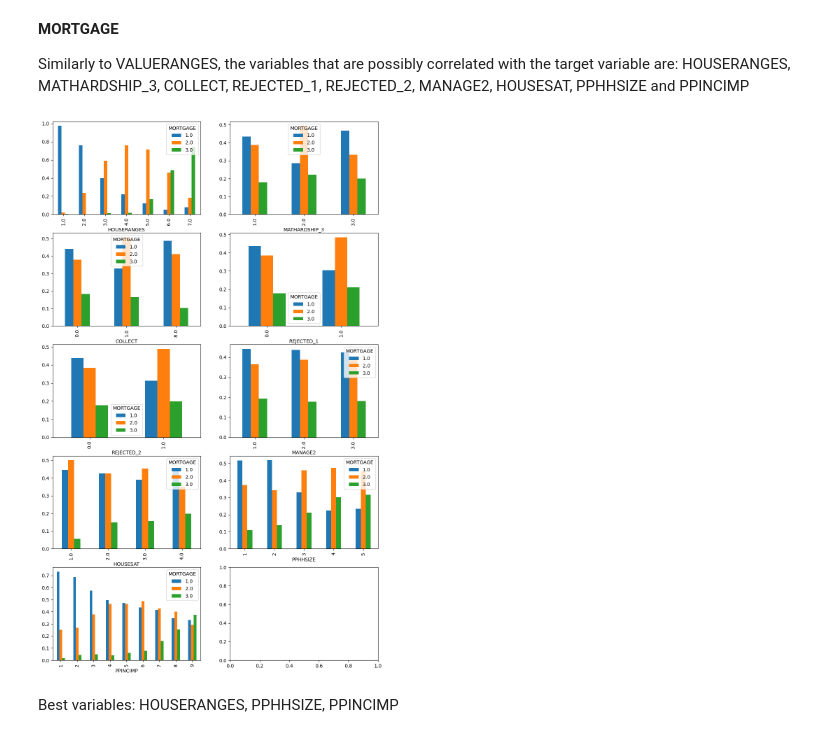
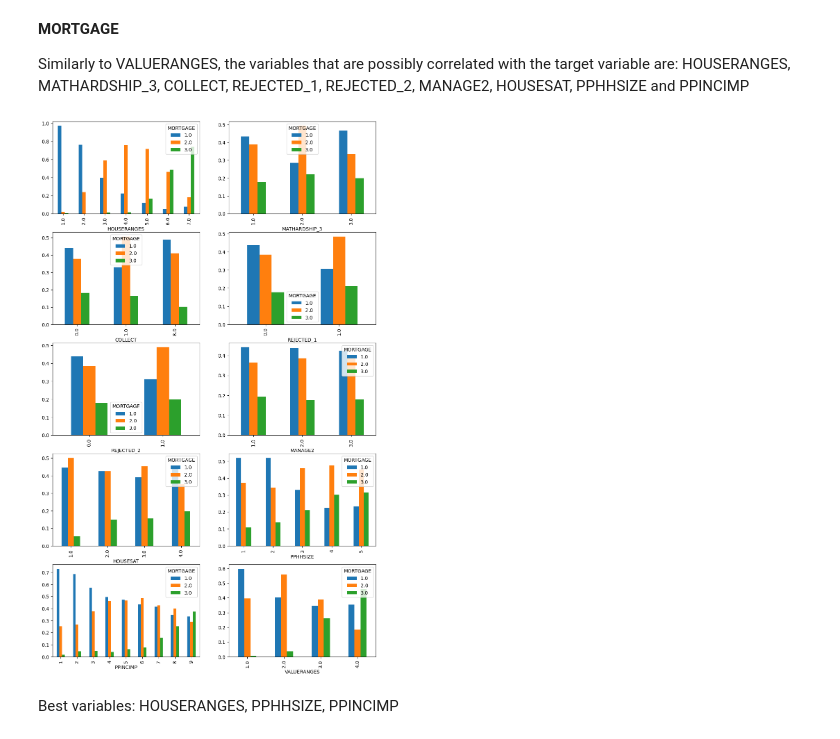
Before and after one commit to inesmcm26/ims_grant, a Jupyter notebook: data_exploration.ipynb, the cells around one changed output. Cells and saved outputs as stored; diff of their text form; code cells hidden in the pictures.

```diff
--- a/data_exploration.ipynb
+++ b/data_exploration.ipynb
@@ -464,7 +464,7 @@ valid_data = data[data['VALUERANGES'] != -2]
 
 fig, axs = plt.subplots(5, 2, figsize=(12, 20))
 
-feats = ['HOUSERANGES', 'MATHARDSHIP_3', 'COLLECT', 'REJECTED_1', 'REJECTED_2', 'MANAGE2', 'HOUSESAT', 'PPHHSIZE', 'PPINCIMP']
-for i in range(1, 10):
+feats = ['HOUSERANGES', 'MATHARDSHIP_3', 'COLLECT', 'REJECTED_1', 'MORTGAGE', 'REJECTED_2', 'MANAGE2', 'HOUSESAT', 'PPHHSIZE', 'PPINCIMP']
+for i in range(1, 11):
     valid_data.groupby(feats[i - 1])['VALUERANGES'].value_counts(normalize = True).unstack().plot.bar(ax = axs[(i - 1 )// 2, (i-1) % 2])
 # %% [output]
@@ -483,13 +483,13 @@ Similarly to VALUERANGES, the variables that are possibly correlated with the ta
 # %%
 valid_data = data[data['MORTGAGE'] != -2]
 
 fig, axs = plt.subplots(5, 2, figsize=(12, 20))
 
-feats = ['HOUSERANGES', 'MATHARDSHIP_3', 'COLLECT', 'REJECTED_1', 'REJECTED_2', 'MANAGE2', 'HOUSESAT', 'PPHHSIZE', 'PPINCIMP']
-for i in range(1, 10):
+feats = ['HOUSERANGES', 'MATHARDSHIP_3', 'COLLECT', 'REJECTED_1', 'REJECTED_2', 'MANAGE2', 'HOUSESAT', 'PPHHSIZE', 'PPINCIMP', 'VALUERANGES']
+for i in range(1, 11):
     valid_data.groupby(feats[i - 1])['MORTGAGE'].value_counts(normalize = True).unstack().plot.bar(ax = axs[(i - 1 )// 2, (i-1) % 2])
 # %% [output]
-[figure, old version]
+[figure, new version]
 # %% [markdown]
 Best variables: HOUSERANGES, PPHHSIZE, PPINCIMP
 # %%
```
Also changed, not shown: parts of 20 cells of this notebook, 6 other files.
